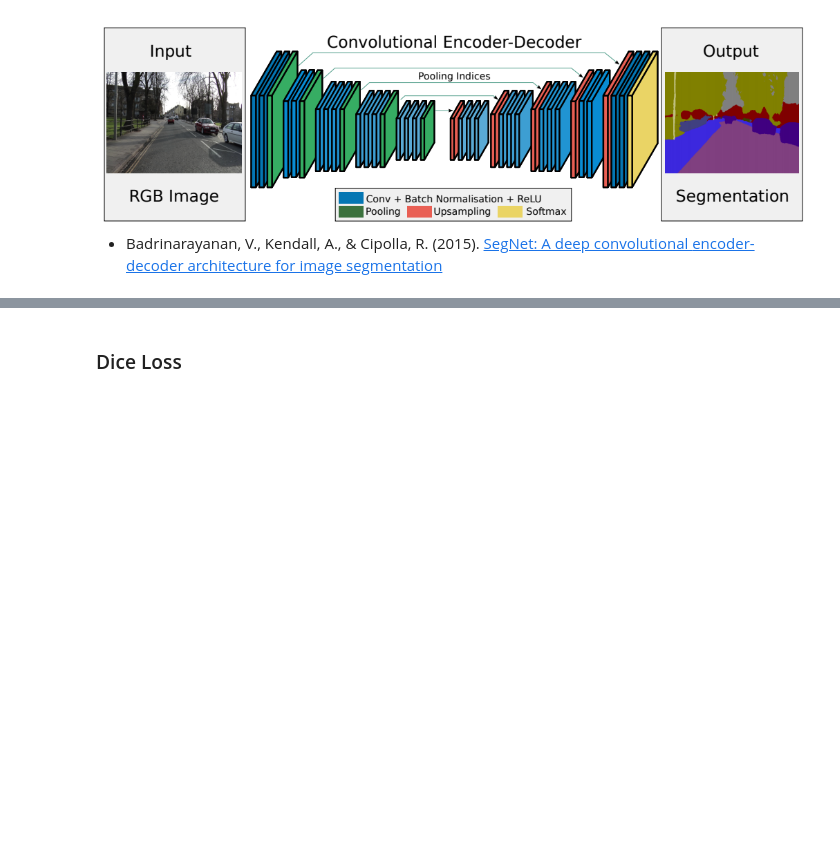
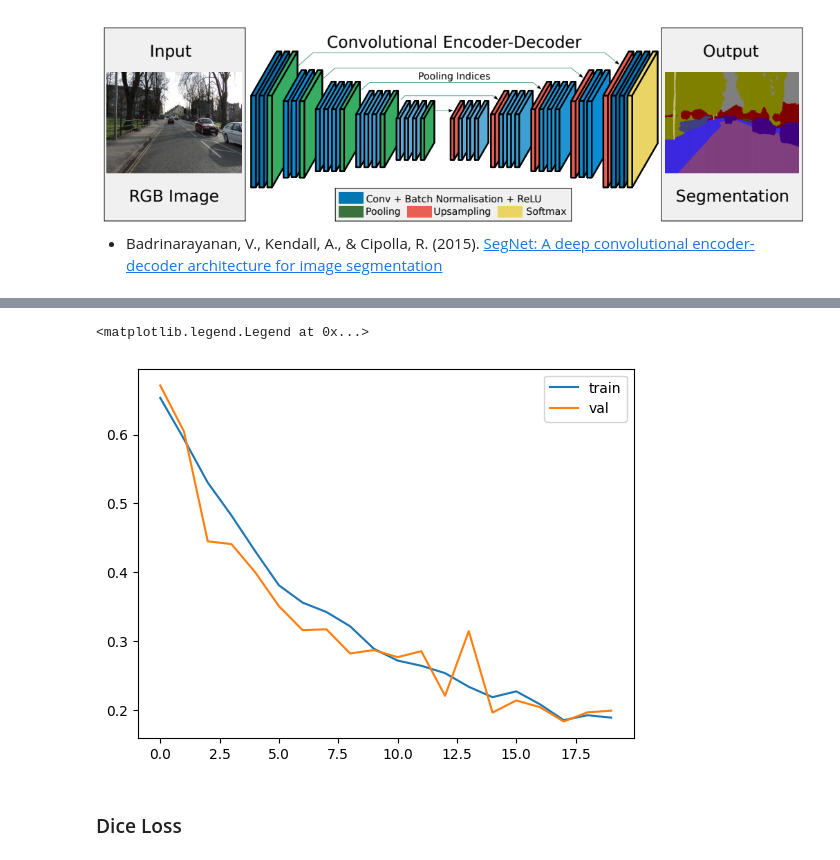
Before and after one commit to AlexGrom1989/Myself-ML-models, a Jupyter notebook: nn_learning/semantic_segmentation.ipynb, the cells around one changed output, grey strips where cells are left out. Drawn from its saved outputs; the diff is of its cells as text; code cells hidden in the pictures; blank space fills up the shorter version.

```diff
--- a/nn_learning/semantic_segmentation.ipynb
+++ b/nn_learning/semantic_segmentation.ipynb
@@ -198,3 +152,0 @@ from tqdm.notebook import tqdm
-# %%
-def train(...):
-  # TODO
@@ -220,0 +278,38 @@ test(...)
+# %%
+from tqdm import tqdm
+
+def train(trloader, valloader, model, criterion, optimizer, device, epoch=20):
+    model.to(device)
+    history = {'train_loss': [], 'val_loss': []}
+
+    for e in tqdm(range(epoch)):
+        model.train()
+        train_losses = []
+        for x, y in trloader:
+            x, y = x.to(device).float(), y.to(device).float()[:, None, :, :]
+            optimizer.zero_grad()
+            y_pred = model(x)
+            loss = criterion(y_pred, y)
+            loss.backward()
+            optimizer.step()
+
+            train_losses.append(loss.item())
+        train_loss = np.mean(train_losses)
+
+        model.eval()
+        val_losses = []
+        with torch.no_grad():
+            for x_val, y_val in valloader:
+                x_val, y_val = x_val.to(device).float(), y_val.to(device).float()[:, None, :, :]
+                y_val_pred = model(x_val)
+                val_loss = criterion(y_val_pred, y_val)
+                val_losses.append(val_loss.item())
+        val_loss = np.mean(val_losses)
+
+        print(f'Epoch {e+1}/{epoch} Train Loss: {train_loss:.4f} Validation Loss: {val_loss:.4f}')
+        history['train_loss'].append(train_loss)
+        history['val_loss'].append(val_loss)
+
+    return history
+# %%
+history = train(tr_dataloader, va_dataloader, model, criterion, optimizer, device)
@@ -221,3 +330,10 @@ test(...)
+# %%
+plt.plot(range(20), history['train_loss'], label='train')
+plt.plot(range(20), history['val_loss'], label='val')
+plt.legend()
+# %% [output]
+<matplotlib.legend.Legend at 0x...>
+[figure, added]
 # %% [markdown]
 ### Dice Loss
 # %% [markdown]
```
Also changed, not shown: parts of 52 cells of this notebook, 1 other file.
